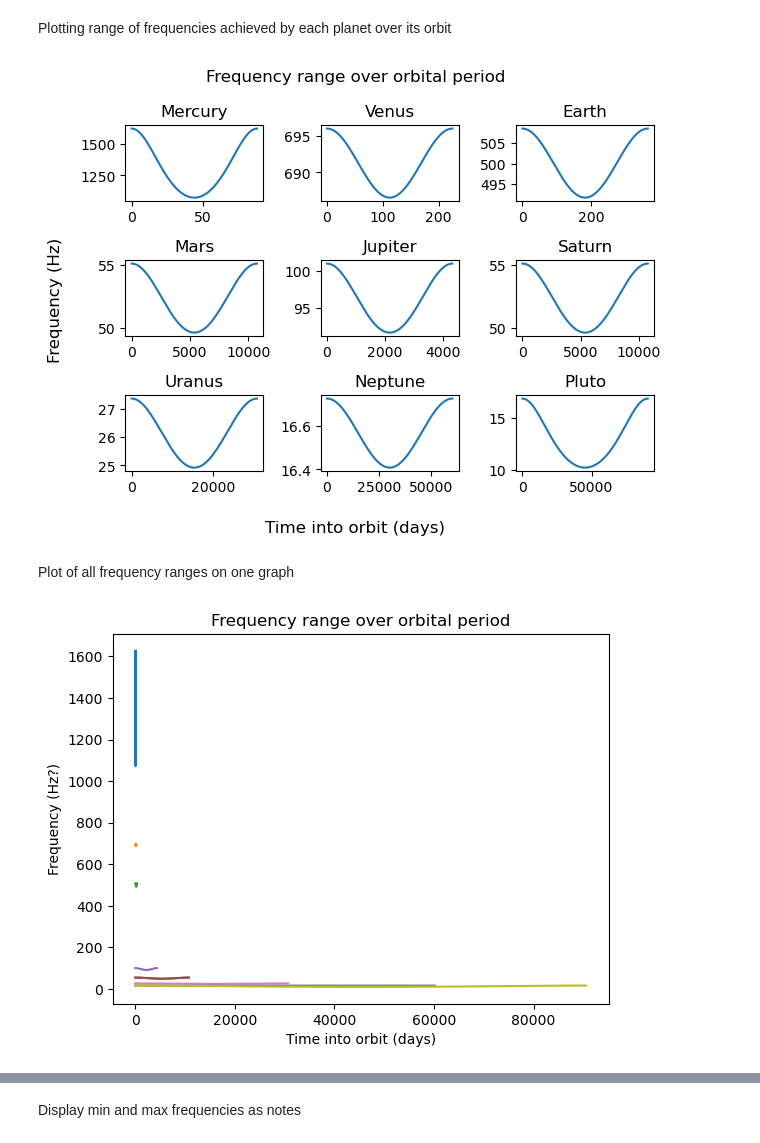
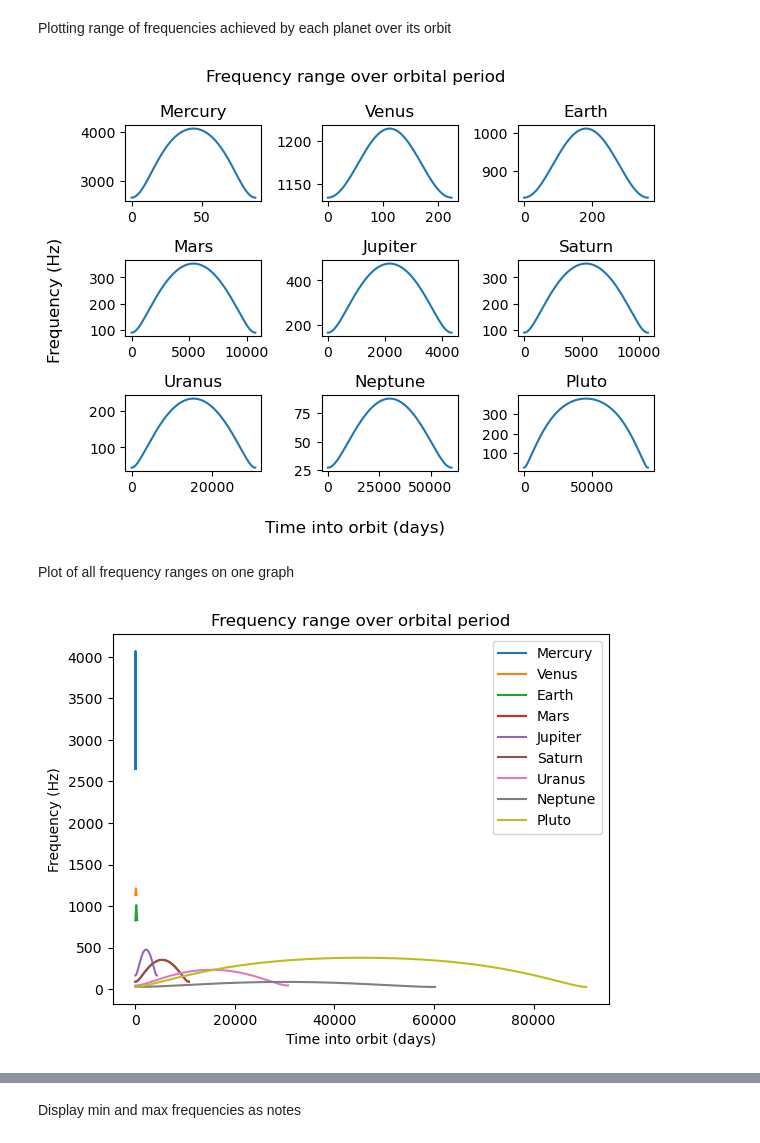
Before and after one commit to neil-power/music_of_the_spheres, a Jupyter notebook: group project.ipynb, the cells around one changed output, grey strips where cells are left out. Drawn from its saved outputs; the diff is of its cells as text; code cells hidden in the pictures.

```diff
--- a/group project.ipynb
+++ b/group project.ipynb
@@ -13,6 +13,7 @@ import matplotlib.pyplot as plt
 import pygame, pygame.mixer
 from time import sleep
 import ephem
+AU = 1.495978707e11 #in m
 # %% [markdown]
 Planet class definition
 # %%
@@ -101,6 +102,7 @@ Neptune = Planet("Neptune",neptune_data)
 Pluto = Planet("Pluto",pluto_data)
 
 Planets = [Mercury, Venus, Earth, Mars, Jupiter, Saturn, Uranus, Neptune, Pluto]
+planet_names = ["Mercury", "Venus", "Earth", "Mars", "Jupiter", "Saturn", "Uranus", "Neptune", "Pluto"]
 # %% [markdown]
 Current distances
 # %%
@@ -191,0 +198,22 @@ Pluto: Perihelion: 29.65 AU. Aphelion: 48.83 AU.
+# %%
+def get_t_mu():
+    #Need pluto min distance to give A0, 27.5Hz
+    t_mu = (27.5*2*Pluto.get_peri_aphelion()[0]*AU)**2
+    return t_mu
+
+def get_k(t,mu):
+    x_min = Mercury.get_peri_aphelion()[0]*AU
+    x_max = Mercury.get_peri_aphelion()[1]*AU
+    t_mu = t/mu
+    dx = x_max-x_min
+    k = (  mu/dx  )  *  (x_min/(x_max+dx))  *  ((2*4186*x_max)**2-t_mu*(x_min/(x_max+dx)))
+    return k
+
+T_mu_orig = get_t_mu()
+mu_original = 100 # original linear mass density in kg/m
+T_original = T_mu_orig*mu_original # Original tension in N
+k = get_k(T_original,mu_original) #spring constant
+
+print(f"T/mu ratio needs to be {get_t_mu():3.5e}")
+print(f"mu is selected to be {mu_original:3.5e}, resulting in T being {T_original:3.5e}")
+print(f"k needs to be {k:3.5e}")
@@ -192,19 +224,21 @@ Pluto: Perihelion: 29.65 AU. Aphelion: 48.83 AU.
 # %% [markdown]
 Converting distance to frequency to a note
 # %%
-T_original = 1000 # Tension
-k = 0.1 #
-mu = 0.001 # Linear density
-
-
 def T(distance,planet):
-    min_distance  =planet.get_peri_aphelion()[0]
+    min_distance =planet.get_peri_aphelion()[0]*AU
     delta_x = np.abs(distance-min_distance)
     tension = k*delta_x +T_original
     return tension
 
-def frequency(distance, planet,n=1):
-    return n * np.power(T(distance,planet) / mu, 1/2) / (2 * distance)
+def mu(distance,planet):
+    min_distance  =planet.get_peri_aphelion()[0]*AU
+    delta_x = np.abs(distance-min_distance)
+    density = mu_original * (min_distance)/(min_distance+delta_x)
+    return density
+
+def frequency(distance, planet):
+    m_distance = distance*AU
+    return np.power(T(m_distance,planet) / mu(m_distance,planet), 1/2) / (2 * m_distance)
 
 def freq_to_note(freq):
     notes = ['A', 'A#', 'B', 'C', 'C#', 'D', 'D#', 'E', 'F', 'F#', 'G', 'G#']
@@ -231,6 +265,7 @@ fig, axes = plt.subplots(3,3)
 for i,planet in enumerate(Planets):
     f = frequency(dist_total[i], planet)
     freq_total.append(f)
+    #print(planet.name,min(f),max(f))
     sub = plt.subplot(3,3,i+1)
     sub.plot(t_total[i],f)
     sub.set_title(planet.name)
@@ -241,16 +276,17 @@ fig.supylabel("Frequency (Hz)")
 fig.tight_layout()
 plt.show()
 # %% [output]
-[figure, old version]
+[figure, new version]
 # %% [markdown]
 Plot of all frequency ranges on one graph
 # %%
 for i,planet in enumerate(Planets):
     plt.plot(t_total[i],freq_total[i])
 
 plt.title("Frequency range over orbital period")
 plt.xlabel("Time into orbit (days)")
-plt.ylabel("Frequency (Hz?)")
+plt.ylabel("Frequency (Hz)")
+plt.legend(planet_names)
 plt.show()
 # %% [output]
-[figure, old version]
+[figure, new version]
```
Also changed, not shown: parts of 11 cells of this notebook.
